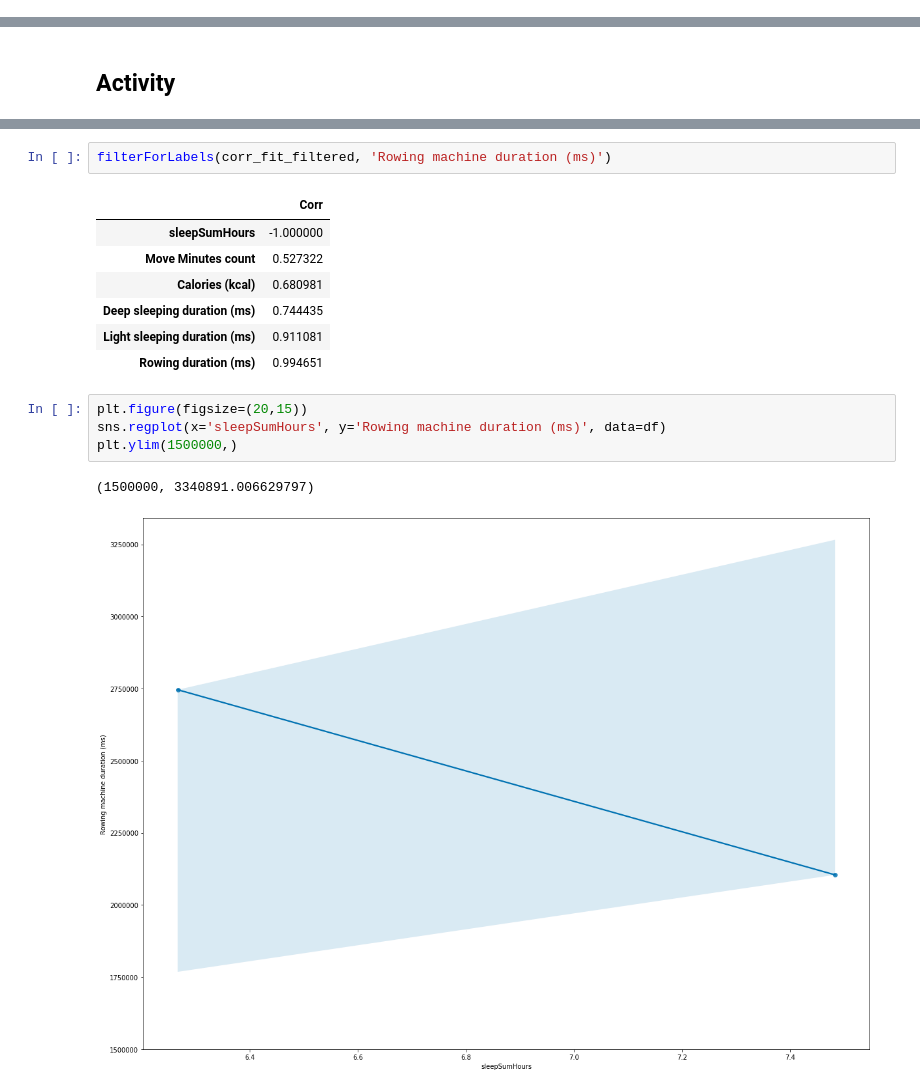
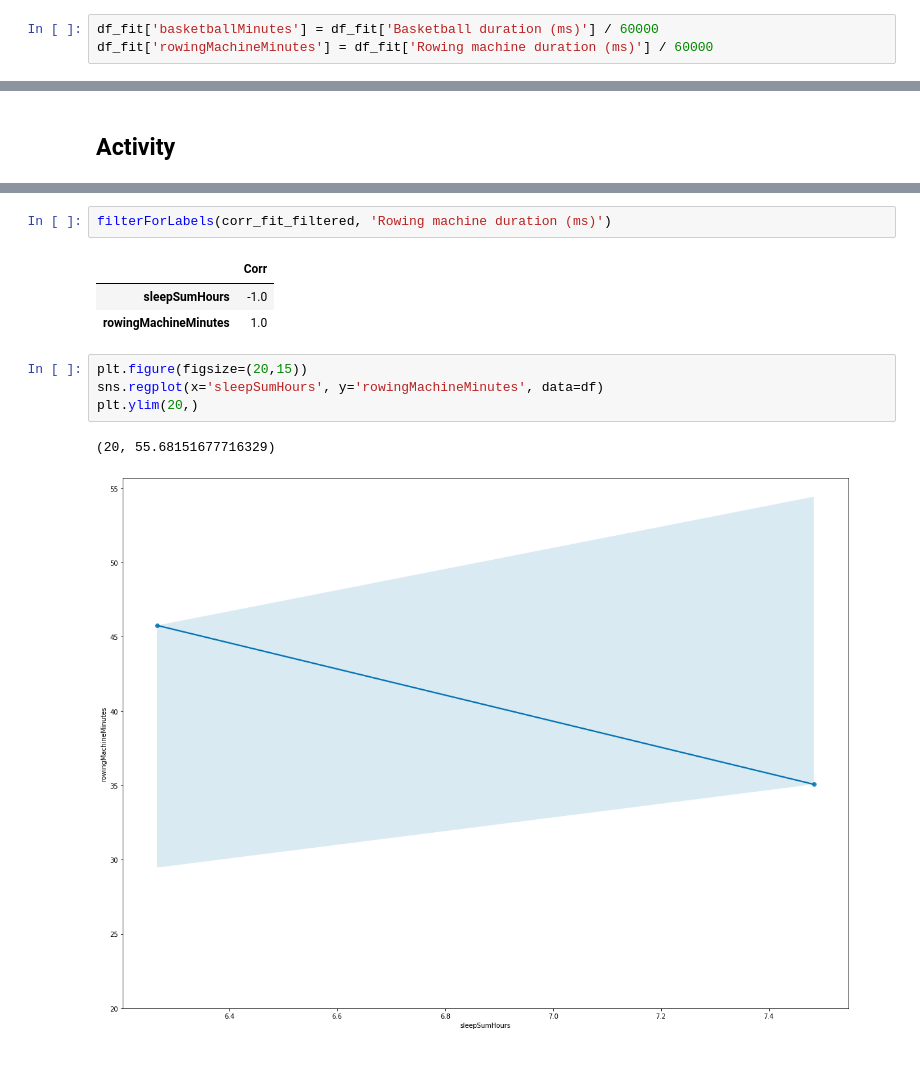
Before and after one commit to JamesIgoe/GoogleFitAnalysis, a Jupyter notebook: Analysis.ipynb, the cells around one changed output, grey strips where cells are left out. Drawn from its saved outputs; the diff is of its cells as text; blank space fills up the shorter version.

```diff
--- a/Analysis.ipynb
+++ b/Analysis.ipynb
@@ -220,3 +219,6 @@ def filterForLabels(df: pd.DataFrame, label):
+# %%
+df_fit['basketballMinutes'] = df_fit['Basketball duration (ms)'] / 60000
+df_fit['rowingMachineMinutes'] = df_fit['Rowing machine duration (ms)'] / 60000
 # %% [markdown]
 # Create Correlation Heat Map and List
 # %%
@@ -447,16 +457,12 @@ filterForLabels(corr_fit_filtered, 'Rowing duration (ms)')
 filterForLabels(corr_fit_filtered, 'Rowing machine duration (ms)')
 # %% [output]
 |  | Corr |
-| sleepSumHours | -1.000000 |
-| Move Minutes count | 0.527322 |
-| Calories (kcal) | 0.680981 |
-| Deep sleeping duration (ms) | 0.744435 |
-| Light sleeping duration (ms) | 0.911081 |
-| Rowing duration (ms) | 0.994651 |
+| sleepSumHours | -1.0 |
+| rowingMachineMinutes | 1.0 |
 # %%
 plt.figure(figsize=(20,15))
-sns.regplot(x='sleepSumHours', y='Rowing machine duration (ms)', data=df)
-plt.ylim(1500000,)
+sns.regplot(x='sleepSumHours', y='rowingMachineMinutes', data=df)
+plt.ylim(20,)
 # %% [output]
-(1500000, 3340891.006629797)
+(20, 55.68151677716329)
-[figure, old version]
+[figure, new version]
```
Also changed, not shown: parts of 28 cells of this notebook.
